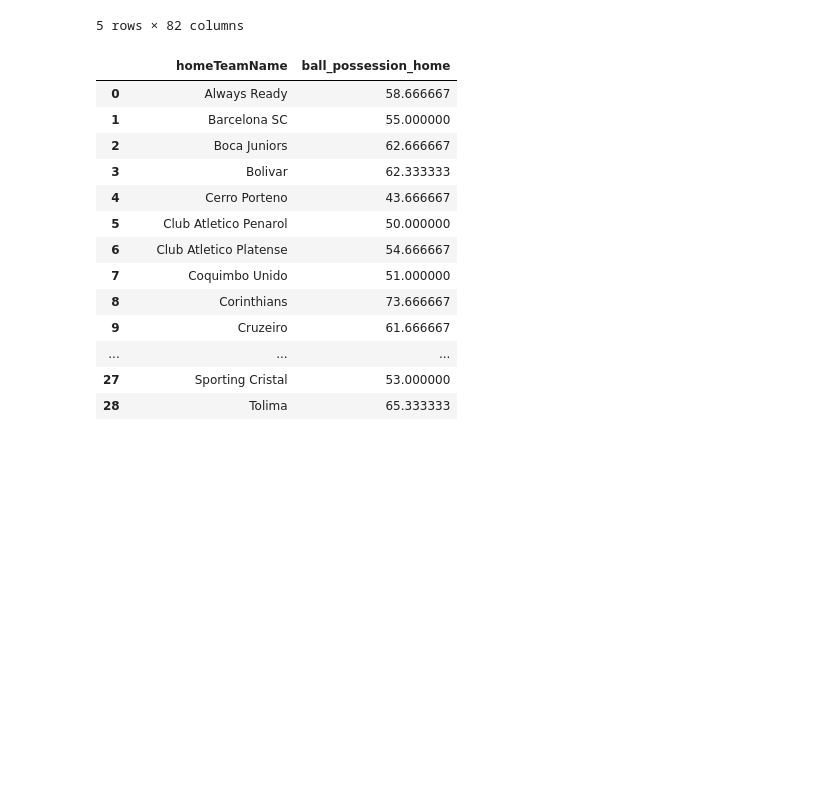
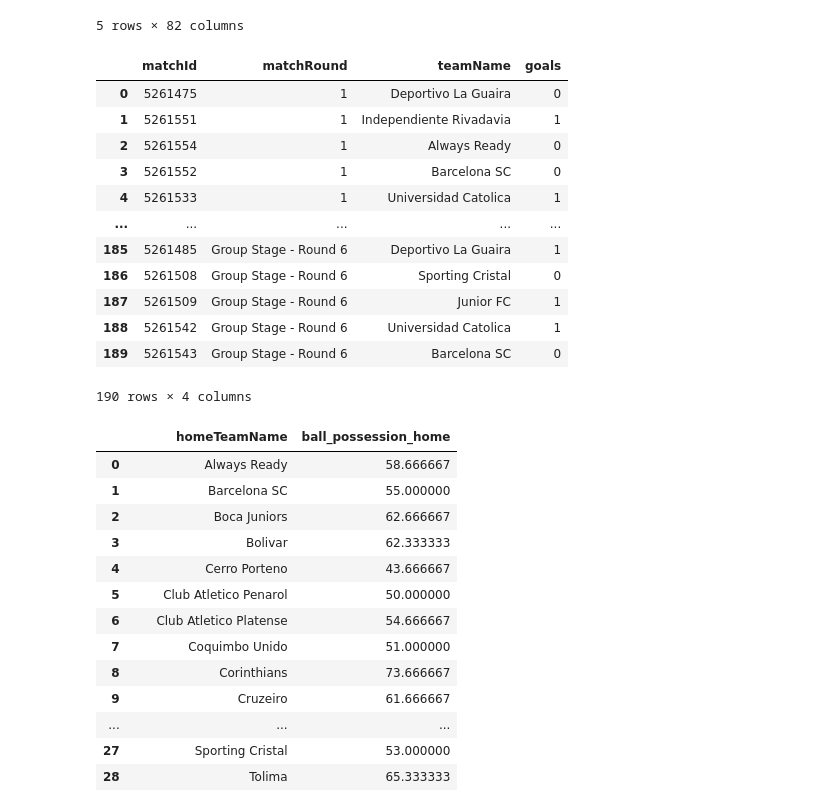
Before and after one commit to bolaxel/libertadores26-data, a Jupyter notebook: possession.ipynb, the cells around one changed output. Saved outputs shown, nothing was run; the diff lists cells and outputs as text; code cells hidden in the pictures; blank space fills up the shorter version.

```diff
--- a/possession.ipynb
+++ b/possession.ipynb
@@ -14,6 +14,37 @@ df.tail()
 | 93 | 5261542 | Group Stage - Round 6 | Boca Juniors | 10077 | Universidad Catolica | 6458 | 0 | 1 | ... |
 | 94 | 5261543 | Group Stage - Round 6 | Cruzeiro | 9781 | Barcelona SC | 6453 | 4 | 0 | ... |
 5 rows × 82 columns
+# %%
+# TEST
+# Create two separate dataframes and concatenate them
+home_df = df[['matchId', 'matchRound', 'homeTeamName', 'home_goals']].copy()
+home_df = home_df.rename(columns={'homeTeamName': 'teamName', 'home_goals': 'goals'})
+home_df['location'] = 'home'
+
+away_df = df[['matchId', 'matchRound', 'awayTeamName', 'away_goals']].copy()
+away_df = away_df.rename(columns={'awayTeamName': 'teamName', 'away_goals': 'goals'})
+away_df['location'] = 'away'
+
+# Concatenate both dataframes
+new_df = pd.concat([home_df, away_df], ignore_index=True)
+
+# If you don't need the 'location' column, you can drop it
+new_df = new_df.drop('location', axis=1)
+new_df
+# %% [output]
+|  | matchId | matchRound | teamName | goals |
+| 0 | 5261475 | 1 | Deportivo La Guaira | 0 |
+| 1 | 5261551 | 1 | Independiente Rivadavia | 1 |
+| 2 | 5261554 | 1 | Always Ready | 0 |
+| 3 | 5261552 | 1 | Barcelona SC | 0 |
+| 4 | 5261533 | 1 | Universidad Catolica | 1 |
+| ... | ... | ... | ... | ... |
+| 185 | 5261485 | Group Stage - Round 6 | Deportivo La Guaira | 1 |
+| 186 | 5261508 | Group Stage - Round 6 | Sporting Cristal | 0 |
+| 187 | 5261509 | Group Stage - Round 6 | Junior FC | 1 |
+| 188 | 5261542 | Group Stage - Round 6 | Universidad Catolica | 1 |
+| 189 | 5261543 | Group Stage - Round 6 | Barcelona SC | 0 |
+190 rows × 4 columns
 # %%
 # Promedio de posesión por equipo como local
 promedio_poss_local = df.groupby('homeTeamName')['ball_possession_home'].mean().reset_index()
```
Also changed, not shown: 1 other file.
